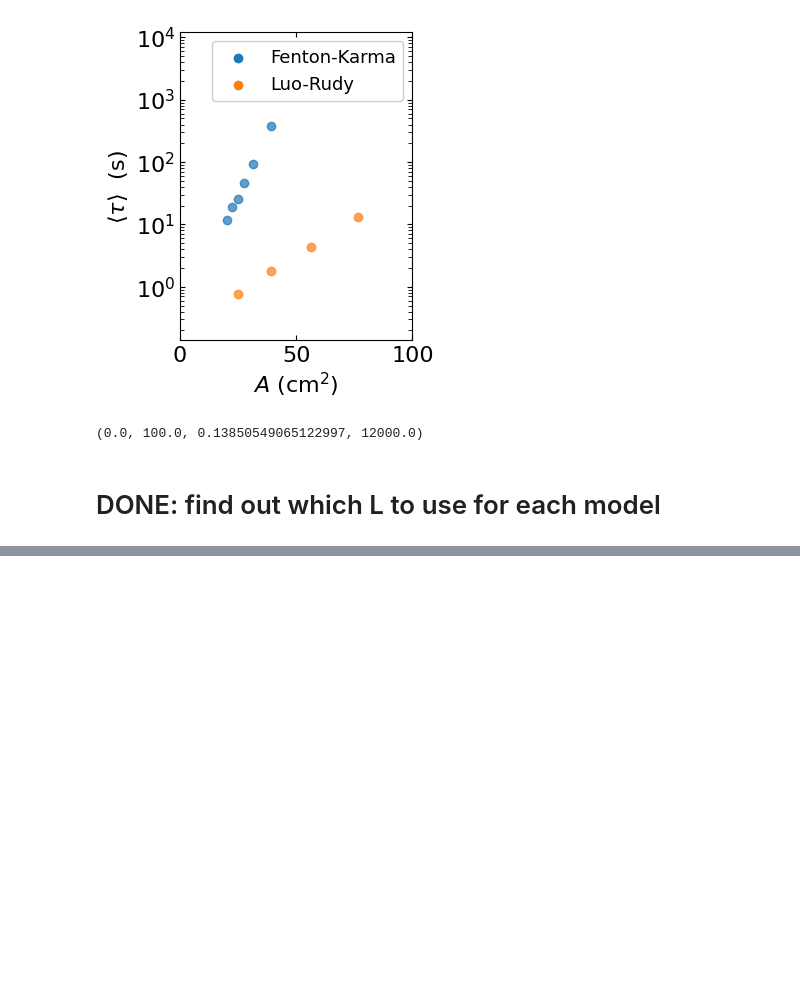
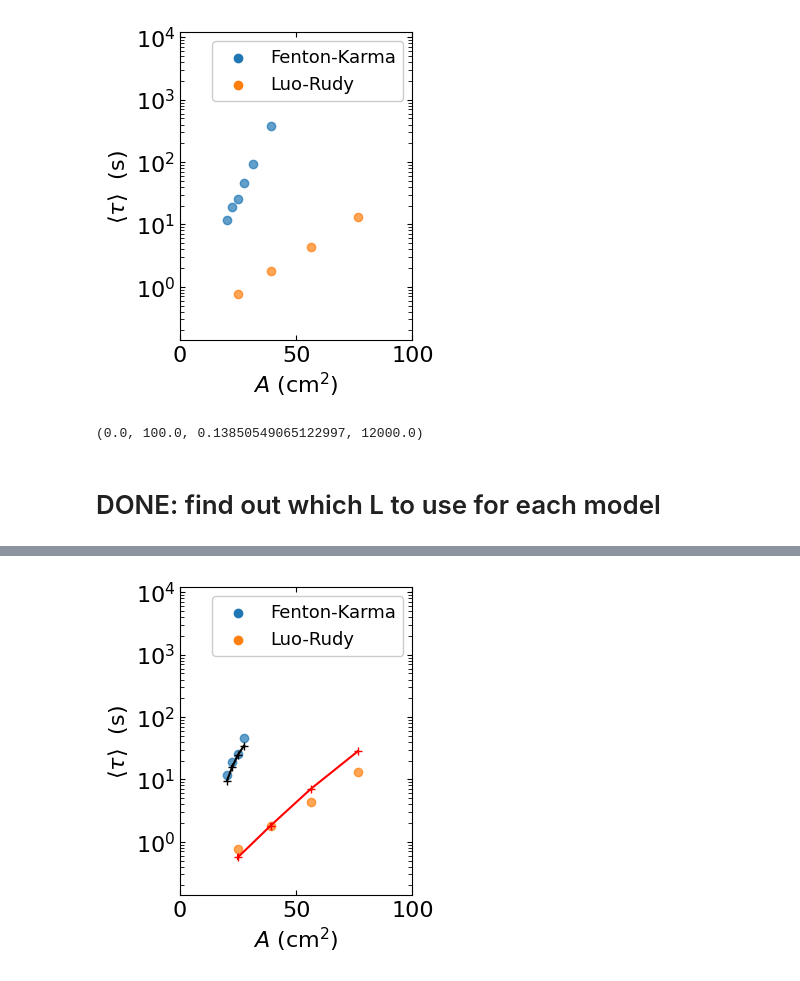
Before and after one commit to timtyree/bgmc, a Jupyter notebook: python/comparing termination time dependence on domain size.ipynb, the cells around one changed output, grey strips where cells are left out. Drawn from its saved outputs; the diff is of its cells as text; code cells hidden in the pictures; blank space fills up the shorter version.

Commit message:
analyzed run 46 and developed run 47 at different domain sizes

```diff
--- a/python/comparing termination time dependence on domain size.ipynb
+++ b/python/comparing termination time dependence on domain size.ipynb
@@ -183,0 +312,17 @@ L_values_lr = np.array([5.  , 6.25, 7.5 , 8.75])
+# %%
+use_save_df_to_parquet_by=True
+use_save_df_to_parquet_by=False
+input_dir = os.path.join(folder,fn)
+log_folder_parquet=f'{folder}/positions'
+assert os.path.exists(input_dir)
+if use_save_df_to_parquet_by:
+    df_log=parse_fortranic_tip_pos(input_dir)
+    #partition df_log into a folder of tip logs
+    save_df_to_parquet_by(df_log,log_folder_parquet,by='trial_num',compression='snappy',index=None)
+    print(f"saved to spiral tip positions to {log_folder_parquet=}")
+    #determine width and height of the computational domain input the discretization
+    width,height=df_log.describe().loc['max'][['x','y']].values.T
+    del df_log
+else:
+    width=200
+    height=200
@@ -183,0 +376,67 @@ L_values_lr = np.array([5.  , 6.25, 7.5 , 8.75])
+# %%
+figsize=(3,4)
+fontsize=15
+alpha=0.7
+max_num_points_to_show = 4
+fig,ax=plt.subplots(figsize=figsize)
+# color_lst = ['C0','C1']
+color_lst = ['k','r']
+mxpts=int(max_num_points_to_show)
+#plot particle model results
+for i,(D,g) in enumerate(df_taul.groupby('D')):
+    color = f"C{i}"
+    color = color_lst[i]
+#     g.plot.scatter(x='A',y='tau',color=color,ax=ax,marker='+')
+    ax.errorbar(g['A'][:mxpts], g['tau'][:mxpts], yerr=g['Delta_tau'][:mxpts],color=color,marker='+')
+
+#plot full model results
+ax.scatter(xfk[:mxpts],yfk[:mxpts],c='C0',alpha=alpha,label='Fenton-Karma')
+ax.scatter(xlr[:mxpts],ylr[:mxpts],c='C1',alpha=alpha,label='Luo-Rudy')
+#plot the simulated annealing fits
+# # ax.scatter(xfk,yfk_pred,c='k',alpha=alpha,marker='+')#,label='Fenton-Karma')
+# # ax.scatter(xlr,ylr_pred,c='k',alpha=alpha,marker='+')#,label='Luo-Rudy')
+# # ax.scatter([A_fk],[tau_fk],marker='o',edgecolor='k',c='C0',#'k',
+# #            alpha=1,label='Fenton-Karma')
+# # ax.scatter([A_lr],[tau_lr],marker='o',edgecolor='k',c='C1',#c='k',
+# #            alpha=1,label='Luo-Rudy')
+# # xv=np.linspace(0,40,10)
+# # ax.plot(xv,taubar0fk*np.exp(xv/A0fk),':',color='gray')#,'k--',lw=2)
+# # xv=np.linspace(0,80,10)
+# # ax.plot(xv,taubar0lr*np.exp(xv/A0lr),':',color='gray')#,'k--',lw=2)
+# xv=np.linspace(10,40,10)
+# xv=np.linspace(10,180,10)
+# ax.plot(xv,tau_pred_foofk(xv),':',color='gray')#,'k--',lw=2)
+# xv=np.linspace(10,180,10)
+# ax.plot(xv,tau_pred_foolr(xv),':',color='gray')#,'k--',lw=2)
+ax.set_xticks([0,50,100,150])
+# format_plot(ax=ax,xlabel=r'$a$ (cm$^2/$s)',ylabel=r'$\tau$  (s)',fontsize=16)
+format_plot(ax=ax,xlabel=r'$A$ (cm$^2$)',ylabel=r'$\langle\tau\rangle$  (s)',fontsize=16)
+# ax.set_xscale('log')
+ax.set_yscale('log')
+ax.tick_params(top=True, right=True,direction='in',which='both')
+ax.tick_params(top=True, right=True,direction='in',which='minor',length=3)
+# ax.set_ylim([1e-2,100])
+# # AddLegend(ax=ax,xy=(-0.12,0.240),fontsize=fontsize-3)
+leg = ax.legend(loc='upper right',fontsize=fontsize-2)#,alpha=1.)#,frameon=False,ncol=1)
+# leg.set_alpha(1.)
+# , edgecolor="black")
+leg.get_frame().set_alpha(None)
+# leg.get_frame().set_facecolor((1, 1, 1, 1))
+# leg = ax.legend(loc='lower right',fontsize=fontsize-3.,frameon=False,ncol=1)
+for lh in leg.legendHandles:
+    lh.set_alpha(1)
+# ax.set_ylim([0.31392551380514033, 4e9])
+ax.set_xlim([0.,100])
+ax.set_ylim([0.13850549065122997,12000])
+# AddLege nd(ax=ax,xy=(0.05,0.990),fontsize=fontsize-3)
+# AddLegend(ax=ax,xy=(0.7,0.990),fontsize=fontsize-3)
+# AddLegend(ax=ax,xy=(0.4,0.990),fontsize=fontsize-3)
+# AddLegend(ax=ax,xy=(0.1,0.25),fontsize=fontsize-3)
+# ax.tick_params(axis='y', which='minor', left=True)
+# plt.minorticks_on()
+plt.show()
+ax.axis()
+#og src: http://localhost:8888/notebooks/Simulating%20the%20paired%20birth%20death%20process.ipynb
+plt.show()
+# %% [output]
+[figure, added]
```
Also changed, not shown: parts of 13 cells of this notebook, 9 other files.
